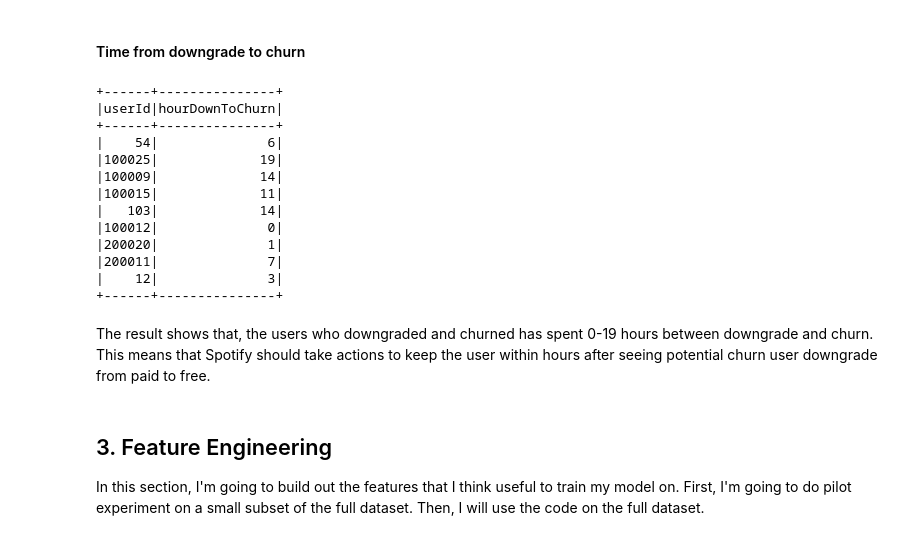
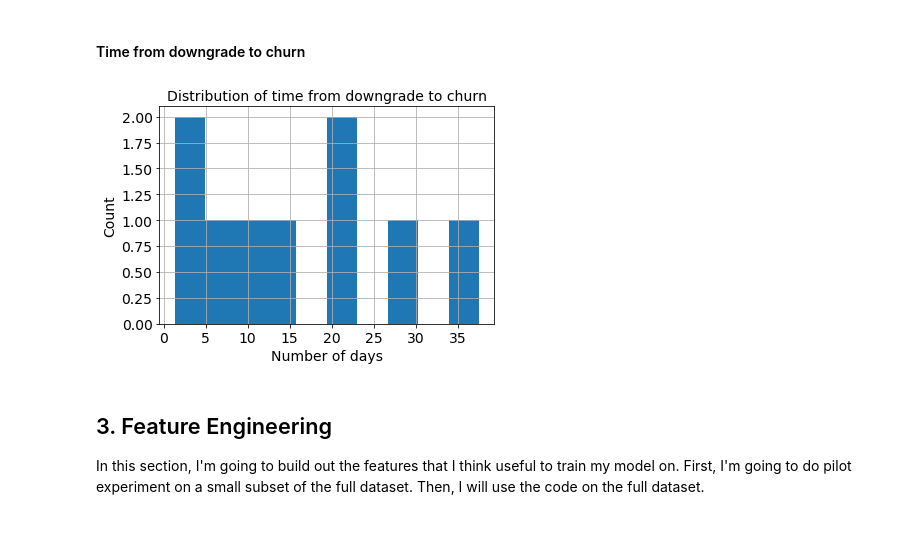
Before and after one commit to angang-li/sparkify, a Jupyter notebook: Sparkify.ipynb, the cells around one changed output. Saved outputs shown, nothing was run; the diff lists cells and outputs as text; code cells hidden in the pictures.

```diff
--- a/Sparkify.ipynb
+++ b/Sparkify.ipynb
@@ -869,28 +854,23 @@ plt.legend(loc='best', fontsize=14);
 # %%
 # For those who downgraded and churn, calculate time from downgrade to churn
 downgrade_to_churn = df_sub.filter((df_sub['churnUser']==1) & (df_sub['pageDowngradePhase']==1))\
     .groupBy(['userId']).agg(max('ts')-min('ts'))\
     .withColumnRenamed('(max(ts) - min(ts))','timeDownToChurn')
 
 # Report the time from downgrade to churn in hours
-downgrade_to_churn = downgrade_to_churn.withColumn("hourDownToChurn", get_hour("timeDownToChurn"))
-downgrade_to_churn.select(['userId', 'hourDownToChurn']).show()
+hours_to_churn = downgrade_to_churn.withColumn("hourDownToChurn", downgrade_to_churn["timeDownToChurn"]/1000/3600)\
+    .select(['userId', 'hourDownToChurn'])
+hours_to_churn_pd = hours_to_churn.toPandas()
+
+# Visualie time from downgrade to churn
+(hours_to_churn_pd['hourDownToChurn']/24).hist()
+plt.xticks(fontsize=14)
+plt.yticks(fontsize=14)
+plt.xlabel("Number of days", fontsize=14)
+plt.ylabel("Count", fontsize=14)
+plt.title("Distribution of time from downgrade to churn", fontsize=14);
 # %% [output]
-+------+---------------+
-|userId|hourDownToChurn|
-+------+---------------+
-|    54|              6|
-|100025|             19|
-|100009|             14|
-|100015|             11|
-|   103|             14|
-|100012|              0|
-|200020|              1|
-|200011|              7|
-|    12|              3|
-+------+---------------+
+[figure, added]
-# %% [markdown]
-The result shows that, the users who downgraded and churned has spent 0-19 hours between downgrade and churn. This means that Spotify should take actions to keep the user within hours after seeing potential churn user downgrade from paid to free.
 # %% [markdown]
 ## 3. Feature Engineering
 
```
Also changed, not shown: parts of 11 cells of this notebook.
